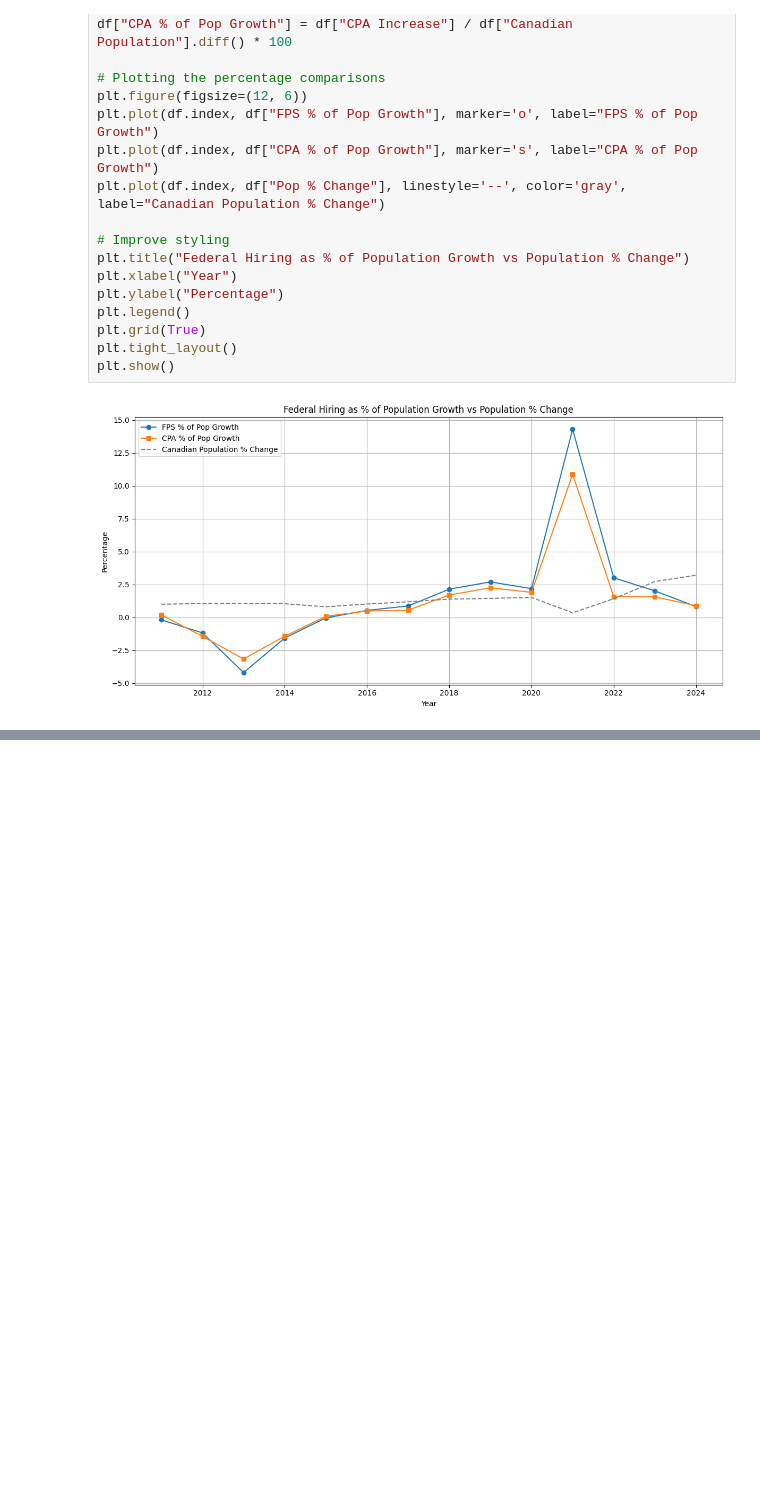
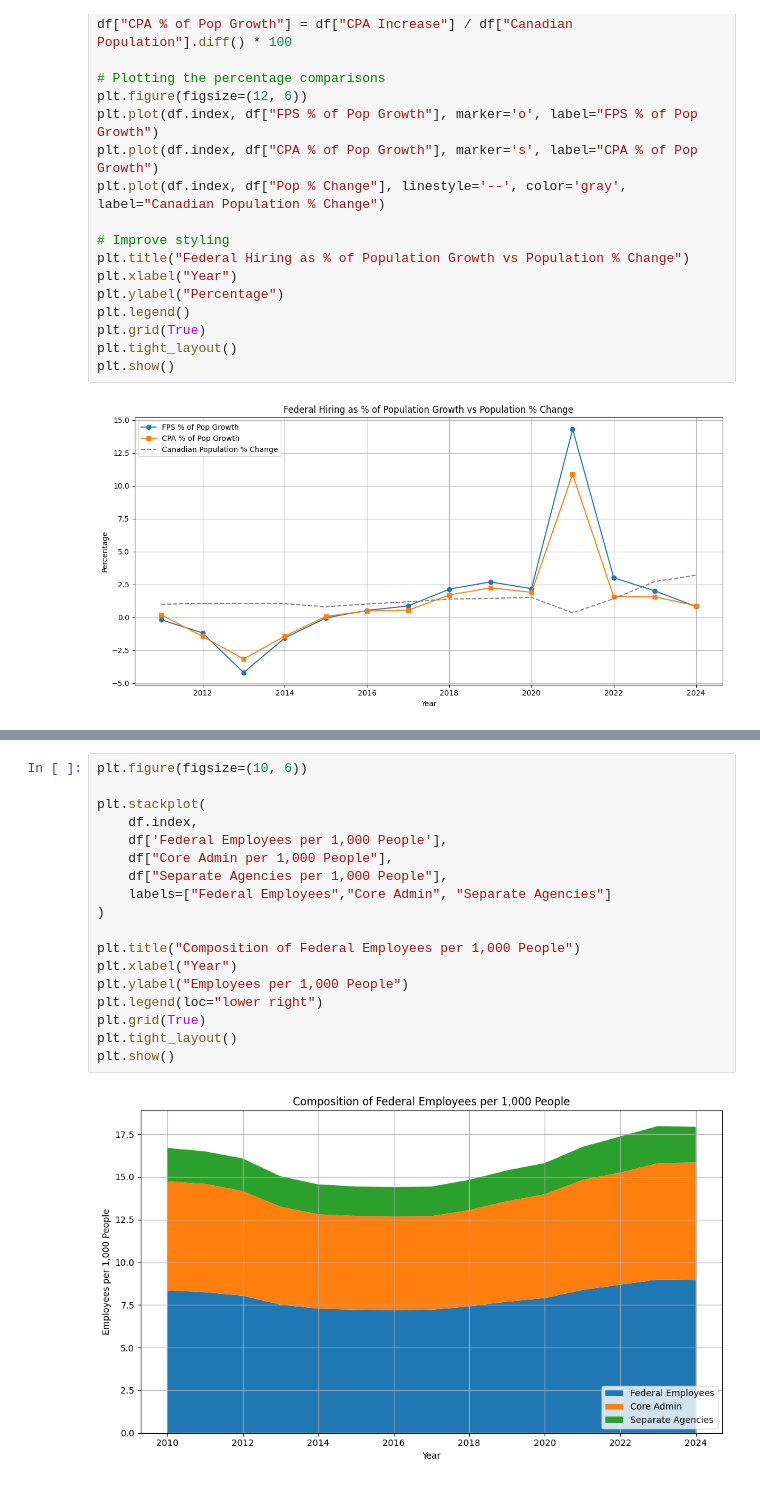
Before and after one commit to ValueInvestor/funDataAnalysis, a Jupyter notebook: FedWorkersNoteBook.ipynb, the cells around one changed output, grey strips where cells are left out. Drawn from its saved outputs; the diff is of its cells as text; blank space fills up the shorter version.

```diff
--- a/FedWorkersNoteBook.ipynb
+++ b/FedWorkersNoteBook.ipynb
@@ -115,0 +153,20 @@ plt.show()
+# %%
+plt.figure(figsize=(10, 6))
+
+plt.stackplot(
+    df.index,
+    df['Federal Employees per 1,000 People'],
+    df["Core Admin per 1,000 People"],
+    df["Separate Agencies per 1,000 People"],
+    labels=["Federal Employees","Core Admin", "Separate Agencies"]
+)
+
+plt.title("Composition of Federal Employees per 1,000 People")
+plt.xlabel("Year")
+plt.ylabel("Employees per 1,000 People")
+plt.legend(loc="lower right")
+plt.grid(True)
+plt.tight_layout()
+plt.show()
+# %% [output]
+[figure, added]
```
Also changed, not shown: parts of 4 cells of this notebook.
